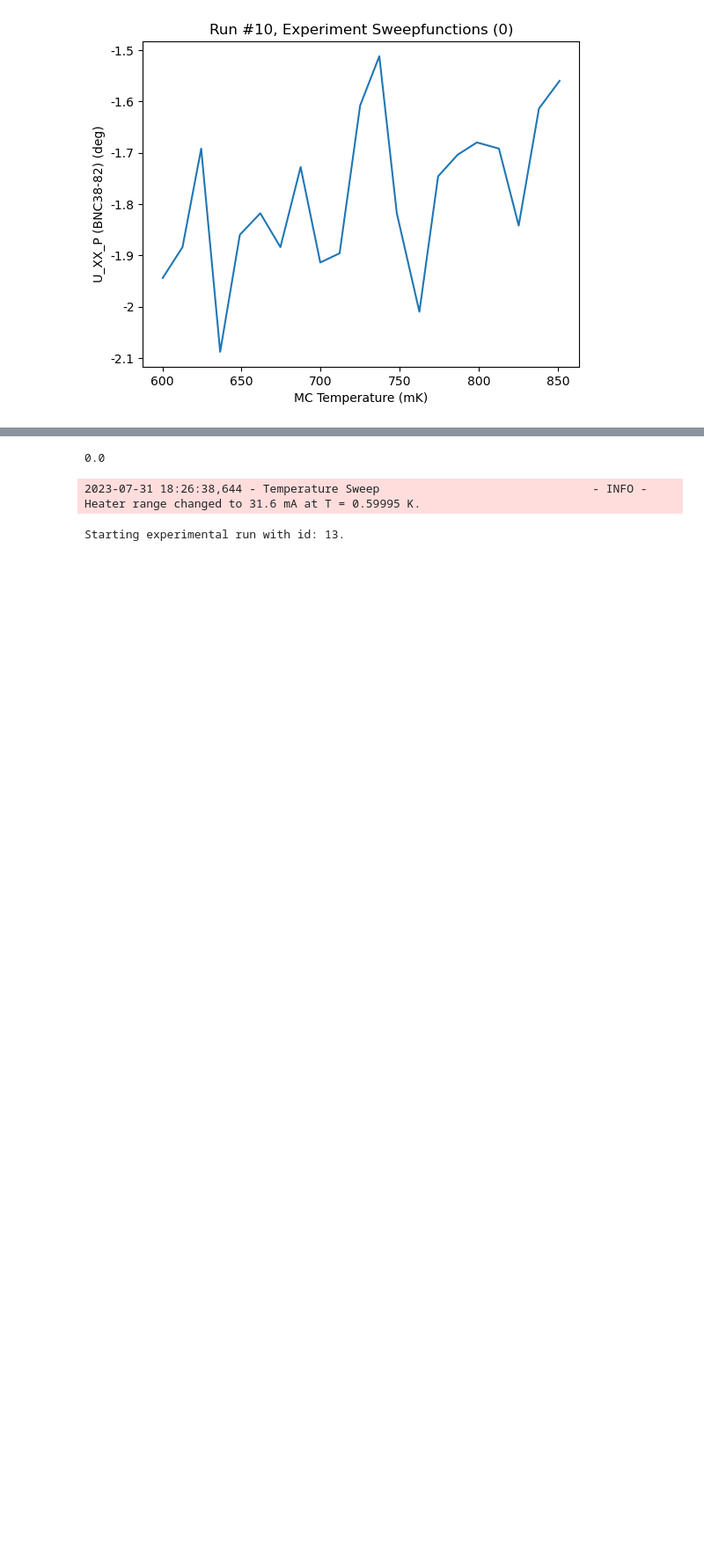
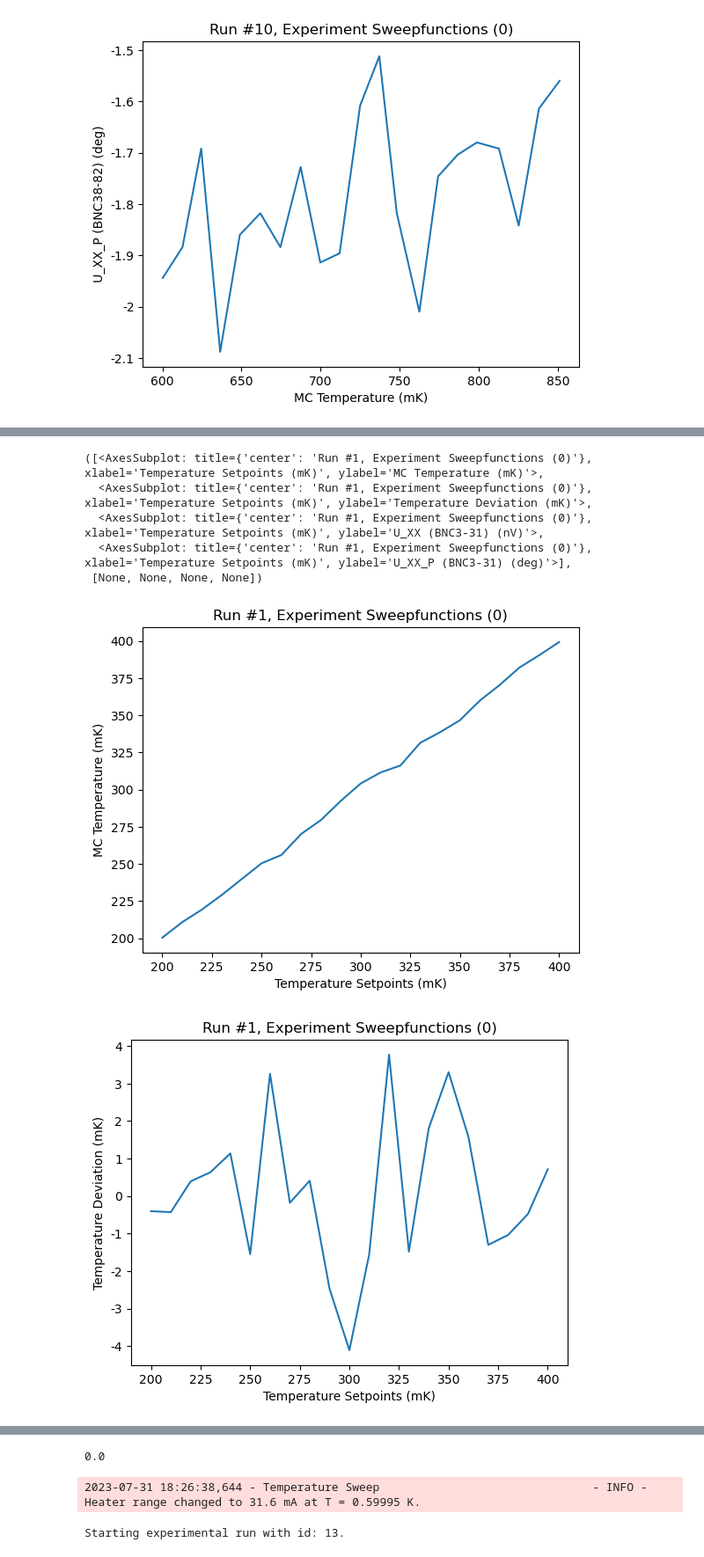
Before and after one commit to FredWolff/Triton, a Jupyter notebook: logbook.ipynb, the cells around one changed output, grey strips where cells are left out. Shown at 88% size. Saved outputs shown, nothing was run; the diff lists cells and outputs as text; code cells hidden in the pictures; blank space fills up the shorter version.

```diff
--- a/logbook.ipynb
+++ b/logbook.ipynb
@@ -627,0 +698,10 @@ plot_by_id(10)
+# %%
+plot_by_id(1)
+# %% [output]
+([<AxesSubplot: title={'center': 'Run #1, Experiment Sweepfunctions (0)'}, xlabel='Temperature Setpoints (mK)', ylabel='MC Temperature (mK)'>,
+  <AxesSubplot: title={'center': 'Run #1, Experiment Sweepfunctions (0)'}, xlabel='Temperature Setpoints (mK)', ylabel='Temperature Deviation (mK)'>,
+  <AxesSubplot: title={'center': 'Run #1, Experiment Sweepfunctions (0)'}, xlabel='Temperature Setpoints (mK)', ylabel='U_XX (BNC3-31) (nV)'>,
+  <AxesSubplot: title={'center': 'Run #1, Experiment Sweepfunctions (0)'}, xlabel='Temperature Setpoints (mK)', ylabel='U_XX_P (BNC3-31) (deg)'>],
+ [None, None, None, None])
+[figure, added]
+[figure, added]
```
Also changed, not shown: parts of 35 cells of this notebook, 1 other file.
